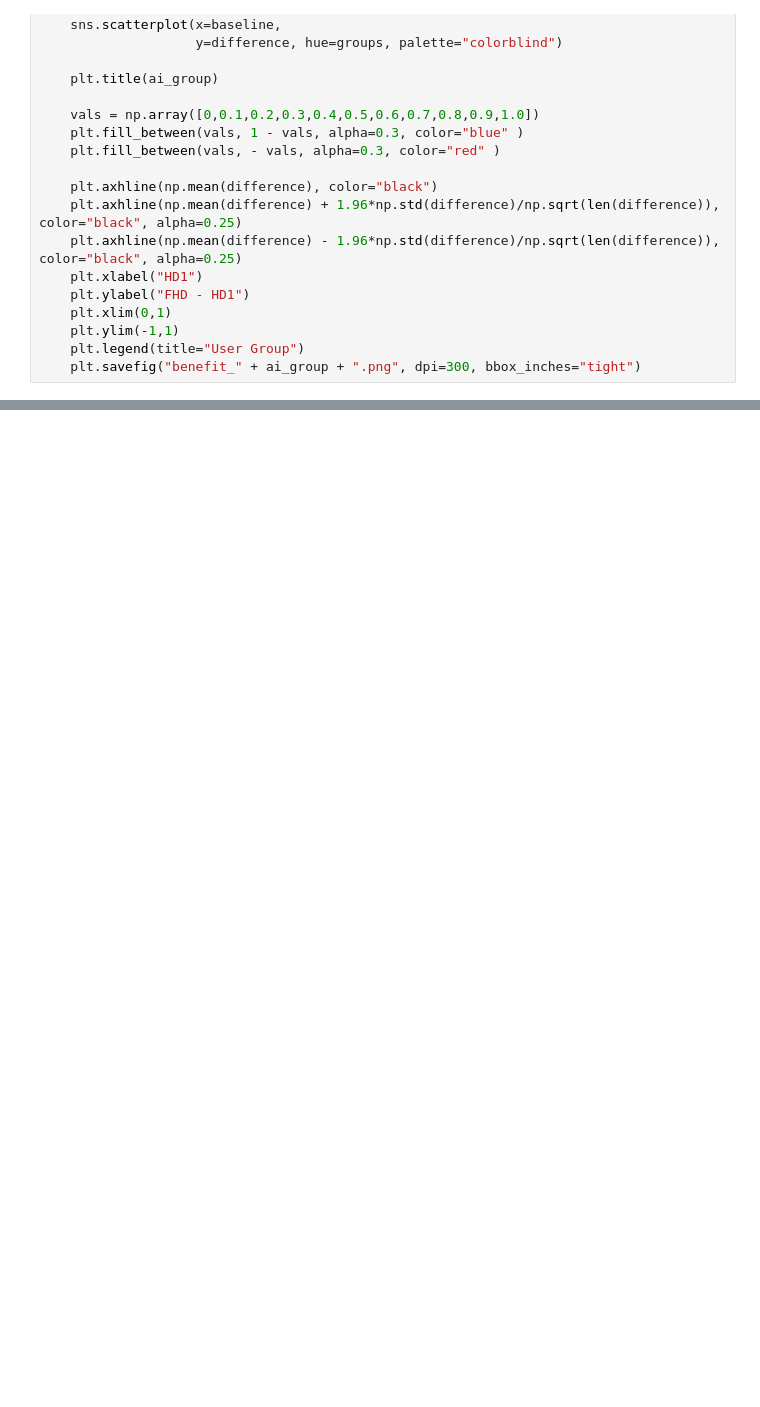
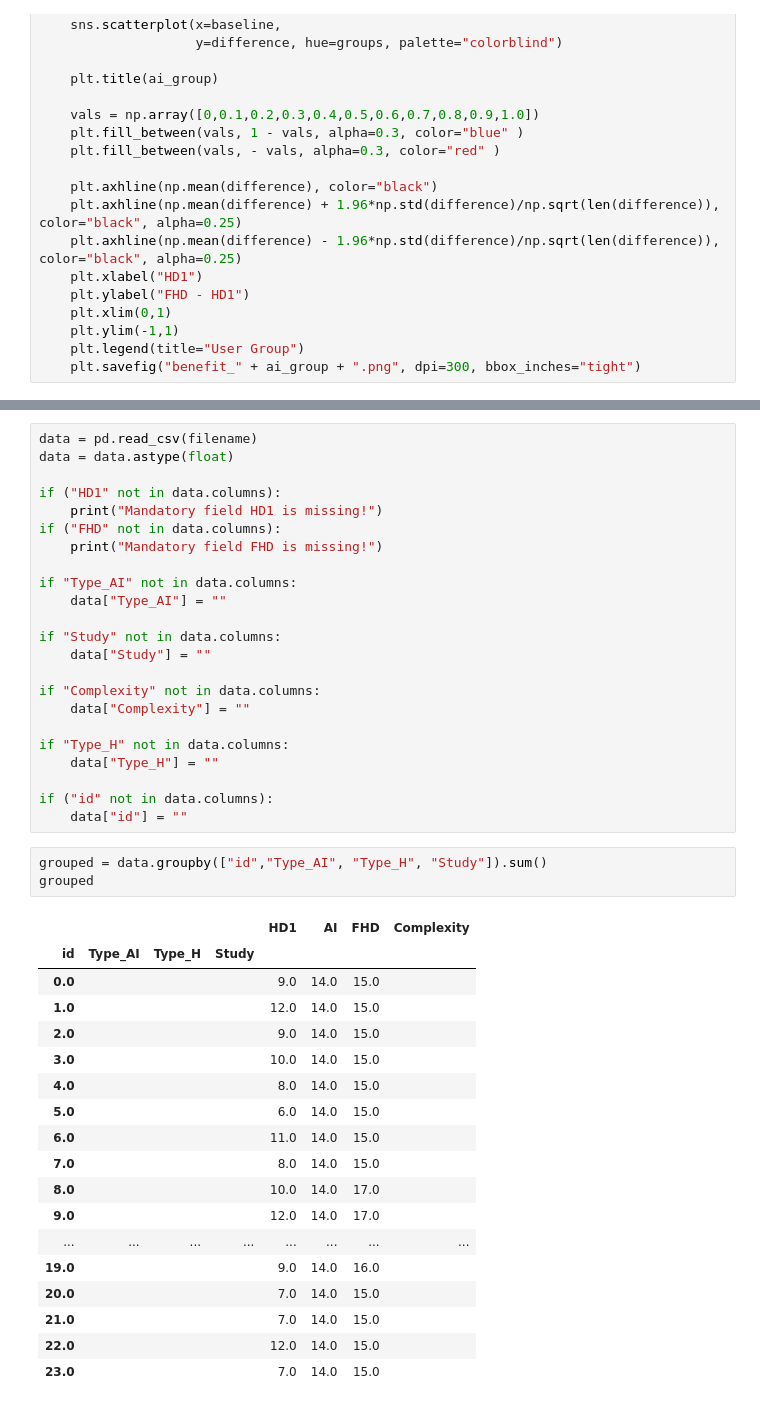
Before and after one commit to MUDILab/evaluate-human-ai-interaction, a Jupyter notebook: examples/example_benefit_diagram.ipynb, the cells around one changed output, grey strips where cells are left out. Cells and saved outputs as stored; diff of their text form; blank space fills up the shorter version.

```diff
--- a/examples/example_benefit_diagram.ipynb
+++ b/examples/example_benefit_diagram.ipynb
@@ -68,0 +64,45 @@ No artists with labels found to put in legend.  Note that artists whose label st
+# %%
+data = pd.read_csv(filename)
+data = data.astype(float)
+
+if ("HD1" not in data.columns):
+    print("Mandatory field HD1 is missing!")
+if ("FHD" not in data.columns):
+    print("Mandatory field FHD is missing!")
+
+if "Type_AI" not in data.columns:
+    data["Type_AI"] = ""
+
+if "Study" not in data.columns:
+    data["Study"] = ""
+
+if "Complexity" not in data.columns:
+    data["Complexity"] = ""
+
+if "Type_H" not in data.columns:
+    data["Type_H"] = ""
+
+if ("id" not in data.columns):
+    data["id"] = ""
+# %%
+grouped = data.groupby(["id","Type_AI", "Type_H", "Study"]).sum()
+grouped
+# %% [output]
+|  |  |  |  | HD1 | AI | FHD | Complexity |
+| id | Type_AI | Type_H | Study |  |  |  |  |
+| 0.0 |  |  |  | 9.0 | 14.0 | 15.0 |  |
+| 1.0 |  |  |  | 12.0 | 14.0 | 15.0 |  |
+| 2.0 |  |  |  | 9.0 | 14.0 | 15.0 |  |
+| 3.0 |  |  |  | 10.0 | 14.0 | 15.0 |  |
+| 4.0 |  |  |  | 8.0 | 14.0 | 15.0 |  |
+| 5.0 |  |  |  | 6.0 | 14.0 | 15.0 |  |
+| 6.0 |  |  |  | 11.0 | 14.0 | 15.0 |  |
+| 7.0 |  |  |  | 8.0 | 14.0 | 15.0 |  |
+| 8.0 |  |  |  | 10.0 | 14.0 | 17.0 |  |
+| 9.0 |  |  |  | 12.0 | 14.0 | 17.0 |  |
+| ... | ... | ... | ... | ... | ... | ... | ... |
+| 19.0 |  |  |  | 9.0 | 14.0 | 16.0 |  |
+| 20.0 |  |  |  | 7.0 | 14.0 | 15.0 |  |
+| 21.0 |  |  |  | 7.0 | 14.0 | 15.0 |  |
+| 22.0 |  |  |  | 12.0 | 14.0 | 15.0 |  |
+| 23.0 |  |  |  | 7.0 | 14.0 | 15.0 |  |
```
Also changed, not shown: parts of 3 cells of this notebook, 1 other file.
